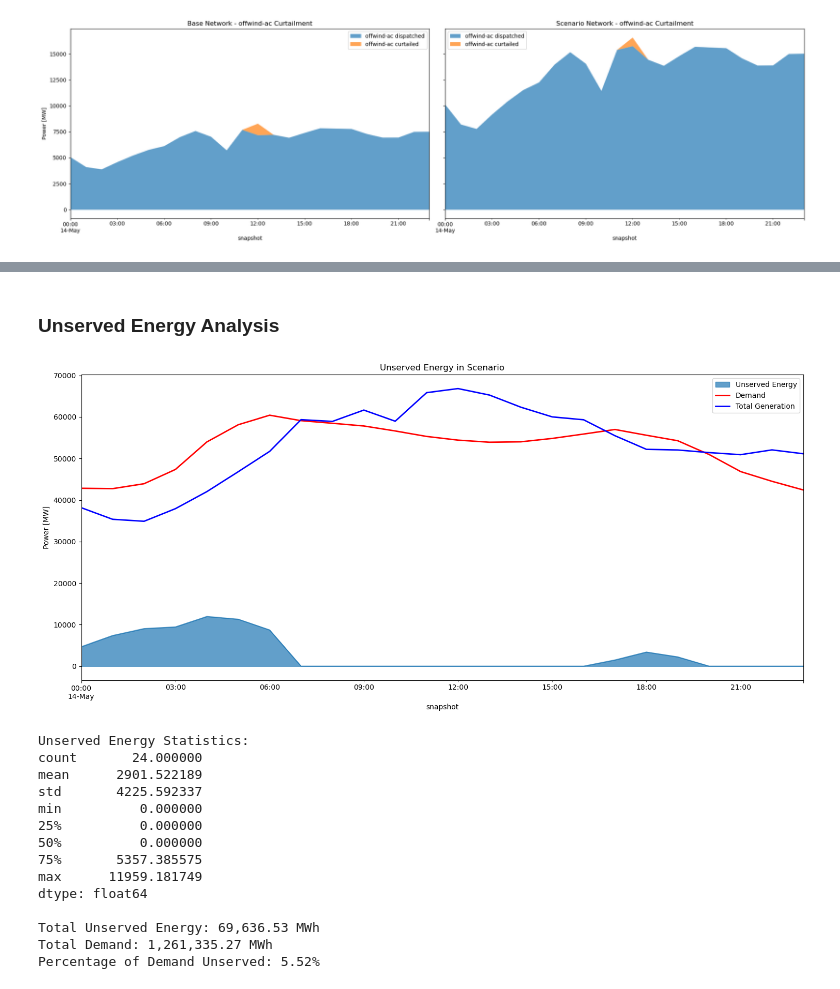
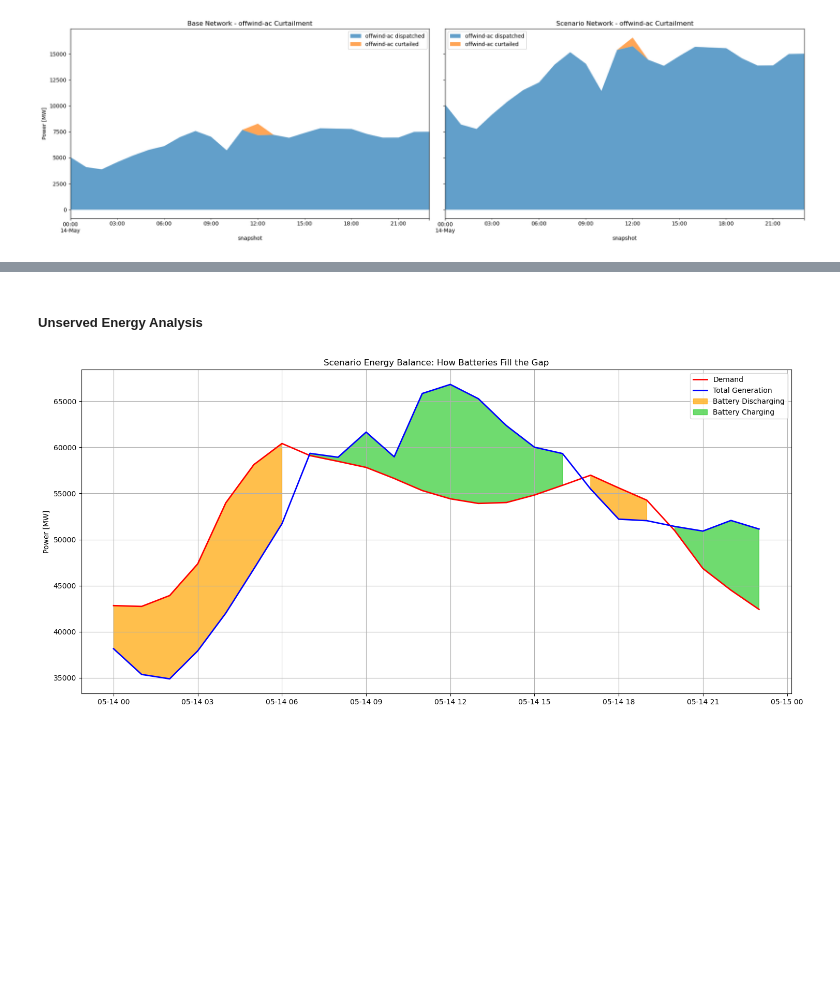
Before and after one commit to Luca2299/pypsa-eur, a Jupyter notebook: notebooks/Comparing_Scenarios.ipynb, the cells around one changed output, grey strips where cells are left out. Drawn from its saved outputs; the diff is of its cells as text; code cells hidden in the pictures; blank space fills up the shorter version.

Commit message:
improved jupyter notebook, added automatic parser for create scenario py, added date
Co-authored-by: Copilot <copilot@github.com>

```diff
--- a/notebooks/Comparing_Scenarios.ipynb
+++ b/notebooks/Comparing_Scenarios.ipynb
@@ -364,46 +375,54 @@ Warning: Storage dispatch is negligible or zero.
 # %% [markdown]
-### Unserved Energy Analysis
+##### Unserved Energy Analysis
 # %%
-# Calculate total generation
+# --- Get Data ---
+# Total generation from power plants
 total_generation = p_by_carrier_scenario.sum(axis=1)
 
-# Calculate unserved energy
-unserved_energy = demand - total_generation
-unserved_energy[unserved_energy < 0] = 0  # Ignore periods where generation > demand
+# Power consumed by Link components
+link_dispatch = n_scenario.links_t.p0.T.groupby(n_scenario.links.carrier).sum().T
+link_dispatch = link_dispatch.loc[:, (link_dispatch.abs().sum() > 0.1)]
 
-# --- Plot Unserved Energy ---
+# Isolate battery charging and discharging
+battery_charge = link_dispatch['battery charger'] if 'battery charger' in link_dispatch else pd.Series(0, index=link_dispatch.index)
+# Discharging is negative from the link's perspective, so we make it positive
+battery_discharge = -link_dispatch['battery discharger'] if 'battery discharger' in link_dispatch else pd.Series(0, index=link_dispatch.index)
+
+# Electricity demand
+demand = n_scenario.loads_t.p_set.sum(axis=1)
+
+# --- Plotting ---
 fig, ax = plt.subplots(figsize=(15, 7))
-unserved_energy.plot(ax=ax, kind='area', alpha=0.7, label='Unserved Energy')
-demand.plot(ax=ax, color='red', lw=2, label='Demand')
-total_generation.plot(ax=ax, color='blue', lw=2, label='Total Generation')
 
-ax.set_title('Unserved Energy in Scenario')
+# Plot Demand and Generation as lines
+ax.plot(demand.index, demand, color='red', lw=2, label='Demand')
+ax.plot(total_generation.index, total_generation, color='blue', lw=2, label='Total Generation')
+
+# --- Fill the gaps ---
+
+# 1. Fill Battery Discharging (when generation is less than demand)
+# The area is between the generation line and the demand line
+ax.fill_between(demand.index,
+                total_generation,
+                demand,
+                where=demand > total_generation,
+                color='orange', alpha=0.7, label='Battery Discharging')
+
+# 2. Fill Battery Charging (when generation is greater than demand)
+# The area is between the demand line and the generation line
+ax.fill_between(demand.index,
+                demand,
+                total_generation,
+                where=total_generation > demand,
+                color='limegreen', alpha=0.7, label='Battery Charging')
+
+
+# --- Final Touches ---
+ax.set_title('Scenario Energy Balance: How Batteries Fill the Gap')
 ax.set_ylabel('Power [MW]')
 ax.legend()
+ax.grid(True)
 plt.tight_layout()
 plt.show()
-
-# --- Print Statistics ---
-print("Unserved Energy Statistics:")
-print(unserved_energy.describe())
-total_unserved = unserved_energy.sum()
-total_demand = demand.sum()
-print(f"\nTotal Unserved Energy: {total_unserved:,.2f} MWh")
-print(f"Total Demand: {total_demand:,.2f} MWh")
-print(f"Percentage of Demand Unserved: {total_unserved / total_demand * 100:.2f}%")
 # %% [output]
-[figure, old version]
+[figure, new version]
-Unserved Energy Statistics:
-count       24.000000
-mean      2901.522189
-std       4225.592337
-min          0.000000
-25%          0.000000
-50%          0.000000
-75%       5357.385575
-max      11959.181749
-dtype: float64
-
-Total Unserved Energy: 69,636.53 MWh
-Total Demand: 1,261,335.27 MWh
-Percentage of Demand Unserved: 5.52%
```
Also changed, not shown: parts of 35 cells of this notebook, 1 other file.
